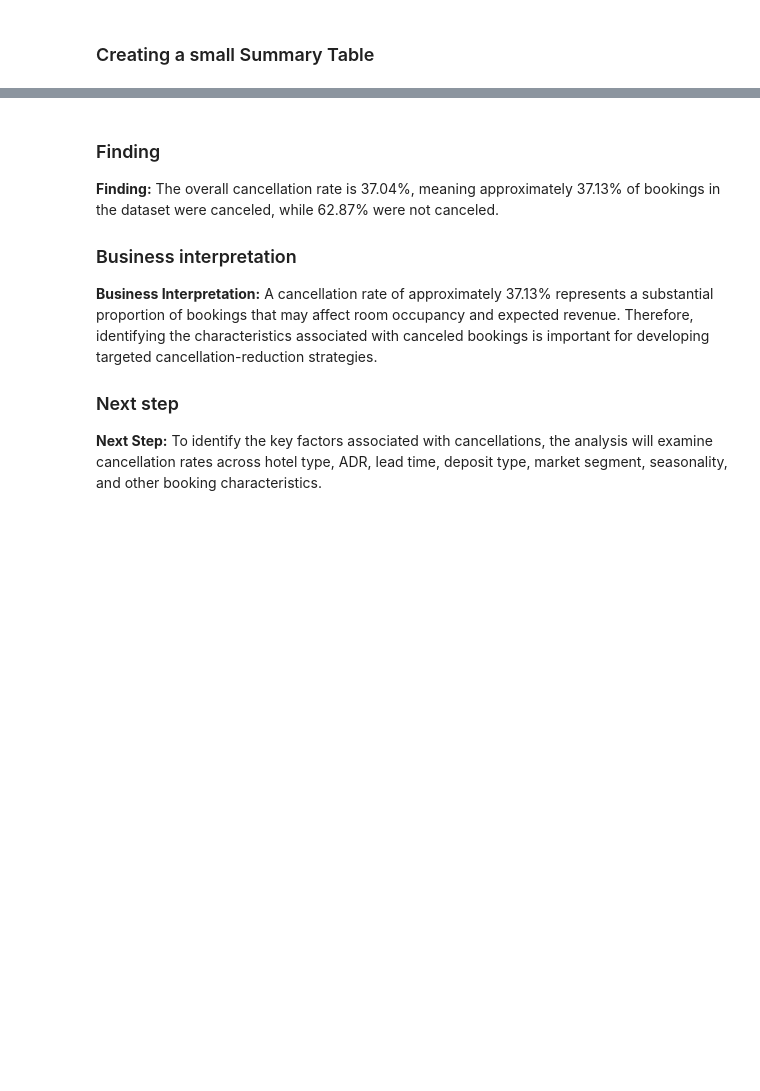
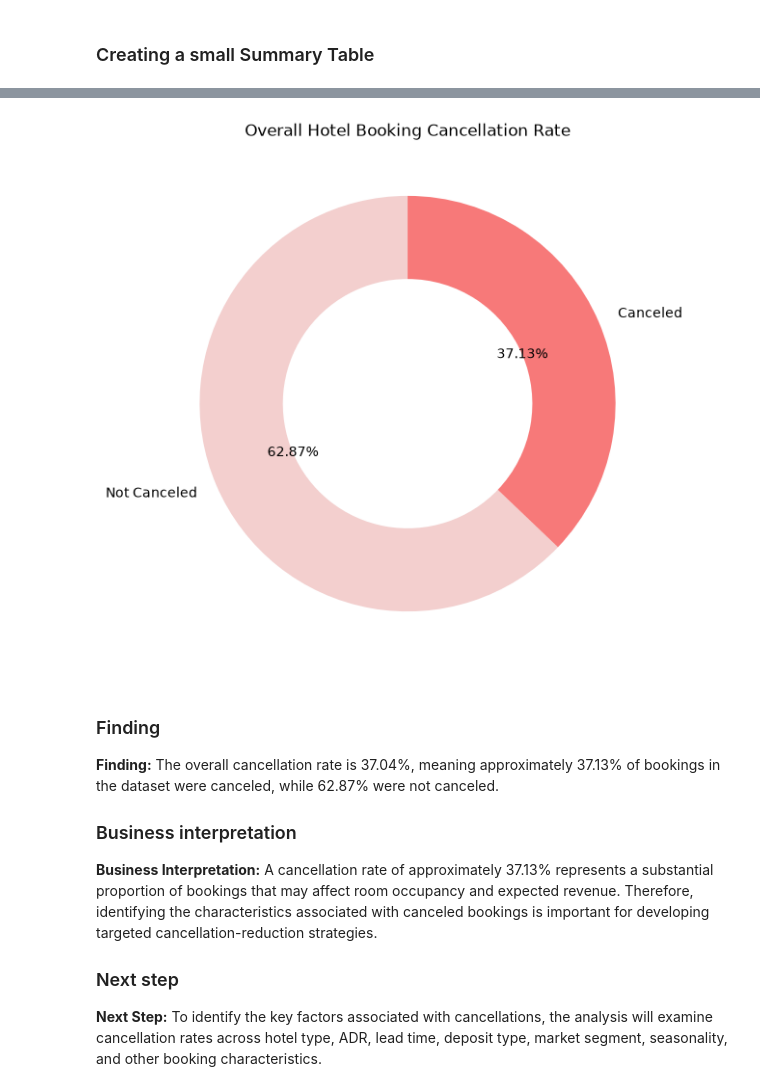
Before and after one commit to Fatima-Zehra-DA/Hotel-Booking-Cancellation-Analysis-Python-PowerBI, a Jupyter notebook: Notebooks/Hotel_Booking_Cancellation_Analysis.ipynb, the cells around one changed output, grey strips where cells are left out. Saved outputs shown, nothing was run; the diff lists cells and outputs as text; code cells hidden in the pictures; blank space fills up the shorter version.

```diff
--- a/Notebooks/Hotel_Booking_Cancellation_Analysis.ipynb
+++ b/Notebooks/Hotel_Booking_Cancellation_Analysis.ipynb
@@ -165,20 +261,23 @@ cancellation_summary
 # %%
+light_palette = ["#F3CFCE", "#F2B1B1", "#F09393", "#F77979", "#ED5757"]
 
 status_counts = df["is_canceled"].value_counts()
 labels = ["Not Canceled", "Canceled"]
 
 plt.figure(figsize=(7, 7) )
 plt.pie(
     status_counts,
     labels=labels,
     autopct="%1.2f%%",
     startangle=90,
     wedgeprops={"width": 0.4},
     colors = light_palette[::3]
 )
 
 plt.title("Overall Hotel Booking Cancellation Rate")
 plt.show()
+# %% [output]
+[figure, added]
 # %% [markdown]
 ### Finding
 
```
Also changed, not shown: parts of 22 cells of this notebook, 2 other files.
